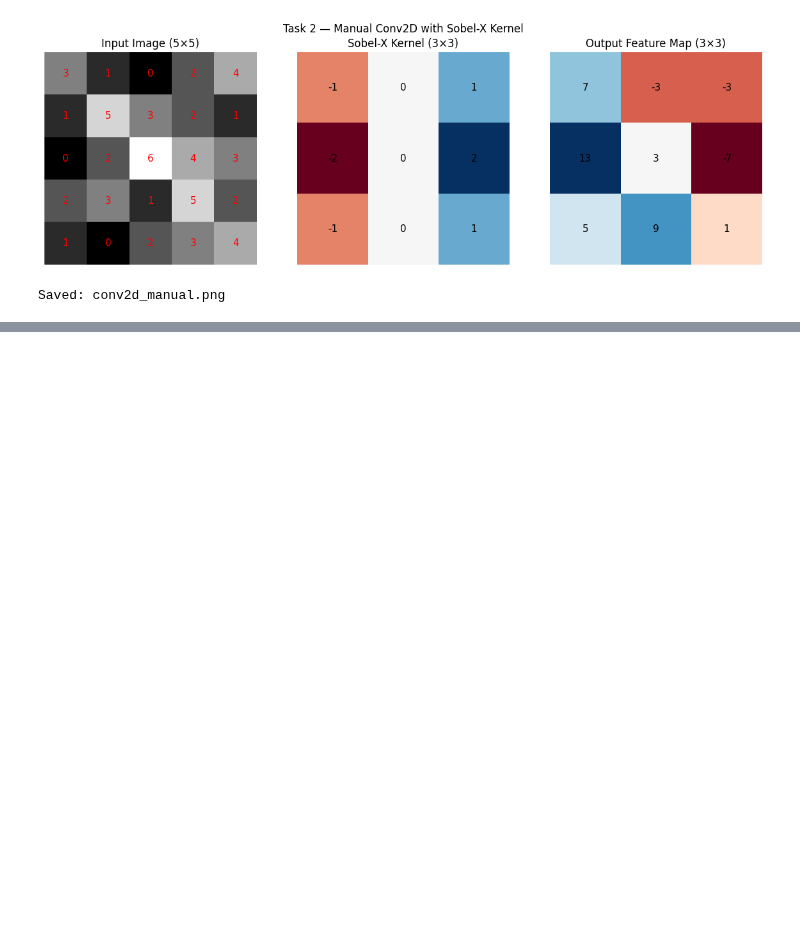
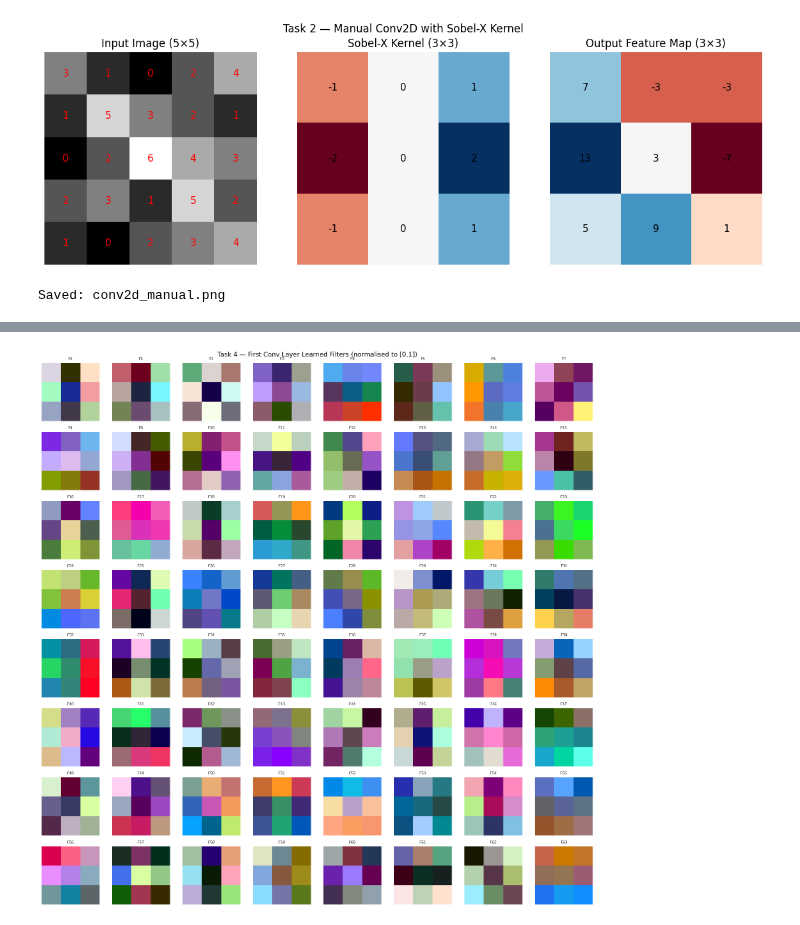
Before and after one commit to rads-fire/CNN_Lab, a Jupyter notebook: 24IT3040_RadhikaSharma_CNN_Lab.ipynb, the cells around one changed output, grey strips where cells are left out. Cells and saved outputs as stored; diff of their text form; code cells hidden in the pictures; blank space fills up the shorter version.

```diff
--- a/24IT3040_RadhikaSharma_CNN_Lab.ipynb
+++ b/24IT3040_RadhikaSharma_CNN_Lab.ipynb
@@ -1336,0 +1334,79 @@ usually wins; for longer runs cosine annealing tends to catch up.
+# %%
+# ============================================================
+# Task 4 - Problem 1: Visualise Learned Filters
+# ============================================================
+
+# extracting weights from the first conv layer of our trained CIFAR-10 model
+# using the best variant from Task 3 (dropout + batchnorm)
+
+# get the first Conv2D layer's weights
+# shape will be (3, 3, 3, 64) — kernel_h, kernel_w, C_in, C_out
+first_conv_layer = None
+for layer in model_plateau.layers:
+    if isinstance(layer, tf.keras.layers.Conv2D):
+        first_conv_layer = layer
+        break
+
+weights = first_conv_layer.get_weights()[0]  # index 0 = kernels, index 1 = biases
+print("Filter weight tensor shape:", weights.shape)
+# (3, 3, 3, 64) — 64 filters, each 3x3 with 3 input channels (RGB)
+
+
+# ---- normalise each filter independently to [0, 1] for display ----
+def normalise_filter(f):
+    f_min, f_max = f.min(), f.max()
+    # avoid divide by zero if filter is all same value
+    if f_max - f_min == 0:
+        return f - f_min
+    return (f - f_min) / (f_max - f_min)
+
+
+n_filters = weights.shape[-1]   # 64
+
+# arranging in an 8x8 grid
+n_cols = 8
+n_rows = n_filters // n_cols
+
+fig, axes = plt.subplots(n_rows, n_cols, figsize=(16, 16))
+fig.suptitle("Task 4 — First Conv Layer Learned Filters (normalised to [0,1])",
+             fontsize=13)
+
+for idx in range(n_filters):
+    row = idx // n_cols
+    col = idx  % n_cols
+    ax  = axes[row, col]
+
+    # mean across input channels gives a single 2D map per filter
+    # this works better visually than showing all 3 channels separately
+    f = weights[:, :, :, idx]           # shape (3, 3, 3)
+    f_display = normalise_filter(f)     # still (3, 3, 3) — treat as RGB
+
+    ax.imshow(f_display)
+    ax.set_title(f"F{idx}", fontsize=7)
+    ax.axis('off')
+
+plt.tight_layout()
+plt.savefig("conv1_filters.png", dpi=150)
+plt.show()
+print("Saved: conv1_filters.png")
+
+
+# ---- describe what some filters appear to detect ----
+print("""
+Filter Observations
+--------------------
+After normalising to [0,1] and displaying the 3 RGB channels together,
+you can start to see patterns the network has learned:
+
+- Some filters show strong red-vs-green contrast — likely picking up
+  colour boundaries between object and background.
+- A few filters look like diagonal or horizontal edge detectors —
+  one side bright, other side dark, similar to a Sobel kernel.
+- Some filters appear nearly uniform (low contrast) — these may be
+  colour blob detectors that respond to a dominant hue rather than edges.
+- A handful look like Gabor-style oriented bars — these are the classic
+  early-layer edge detectors seen in most CNNs trained on natural images.
+- Occasionally a filter is nearly all grey (near-zero weights) — this
+  could be a dead filter, addressed in the analysis questions.
+""")
+# %% [output]
@@ -1336,0 +1414 @@ usually wins; for longer runs cosine annealing tends to catch up.
+[figure, added]
```
Also changed, not shown: parts of 13 cells of this notebook.
